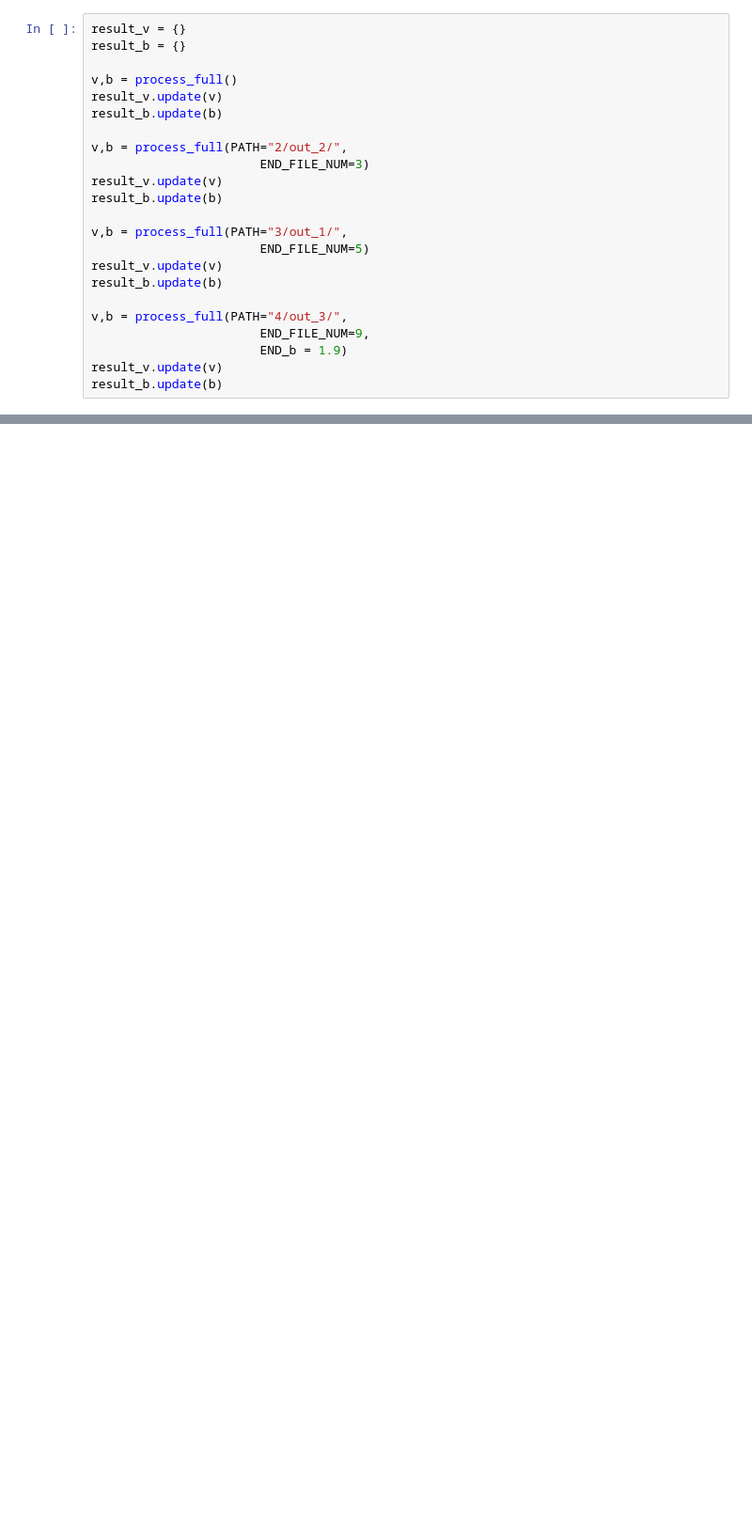
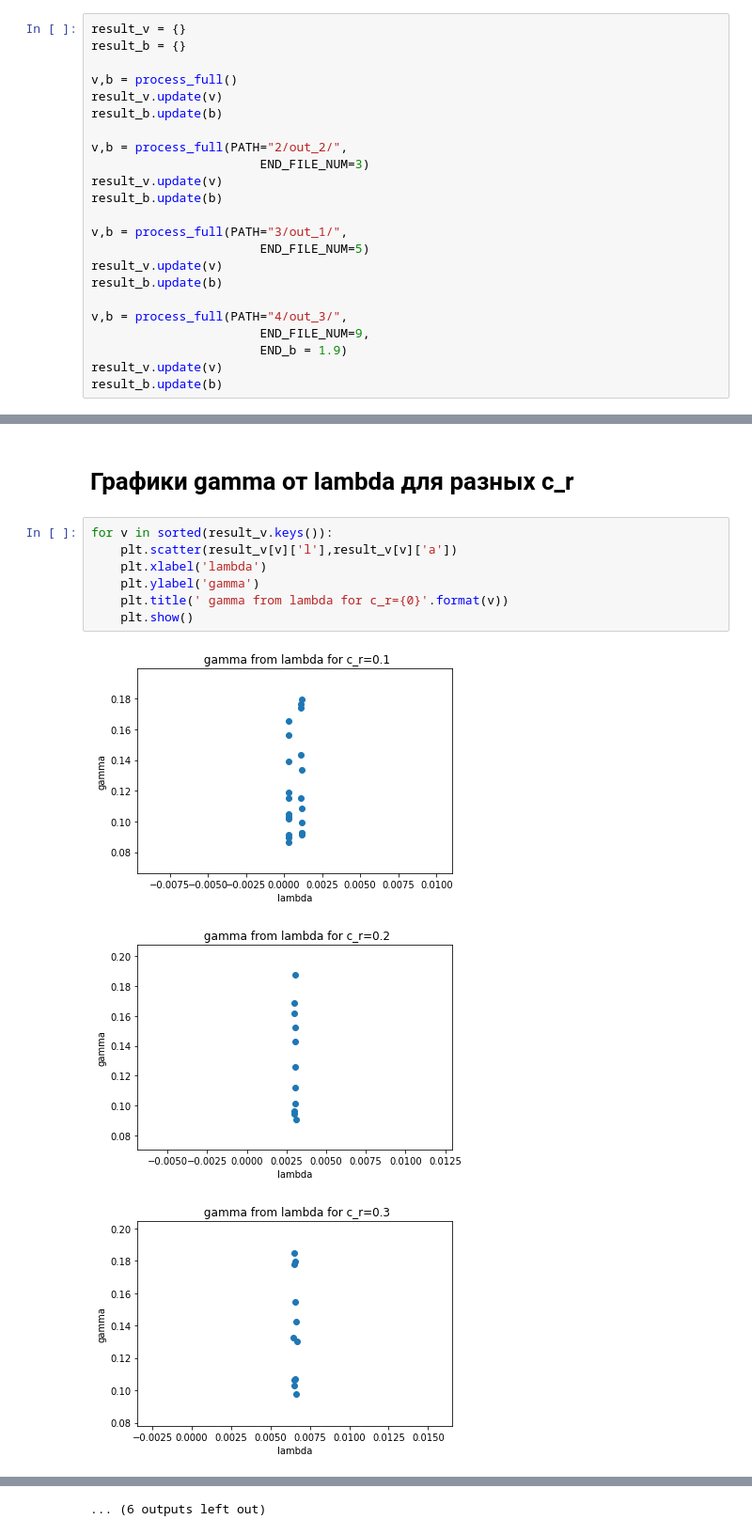
Before and after one commit to VitaliyRakitin/Diploma, a Jupyter notebook: alpha.ipynb, the cells around one changed output, grey strips where cells are left out. Shown at 94% size. Drawn from its saved outputs; the diff is of its cells as text; blank space fills up the shorter version.

```diff
--- a/alpha.ipynb
+++ b/alpha.ipynb
@@ -191,0 +218,13 @@ for v in sorted(result_b.keys()):
+# %% [markdown]
+# Графики gamma от lambda для разных c_r
+# %%
+for v in sorted(result_v.keys()):
+    plt.scatter(result_v[v]['l'],result_v[v]['a'])
+    plt.xlabel('lambda')
+    plt.ylabel('gamma')
+    plt.title(' gamma from lambda for c_r={0}'.format(v))
+    plt.show()
+# %% [output]
+[figure, added]
+[figure, added]
+[figure, added]
@@ -191,0 +240 @@ for v in sorted(result_b.keys()):
+... (6 outputs left out)
```
Also changed, not shown: parts of 11 cells of this notebook, 1 other file.
